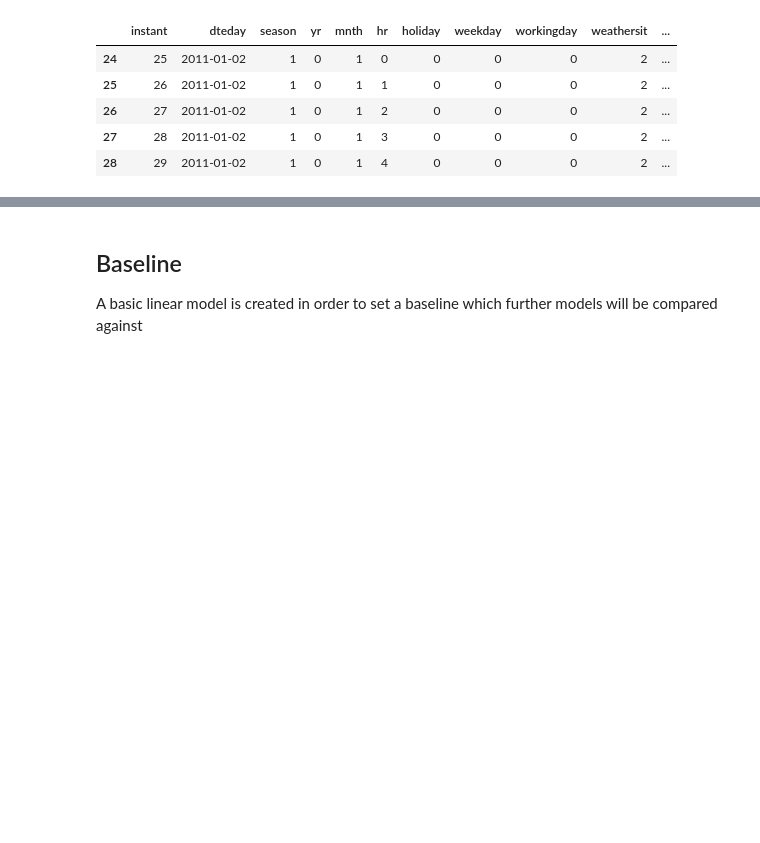
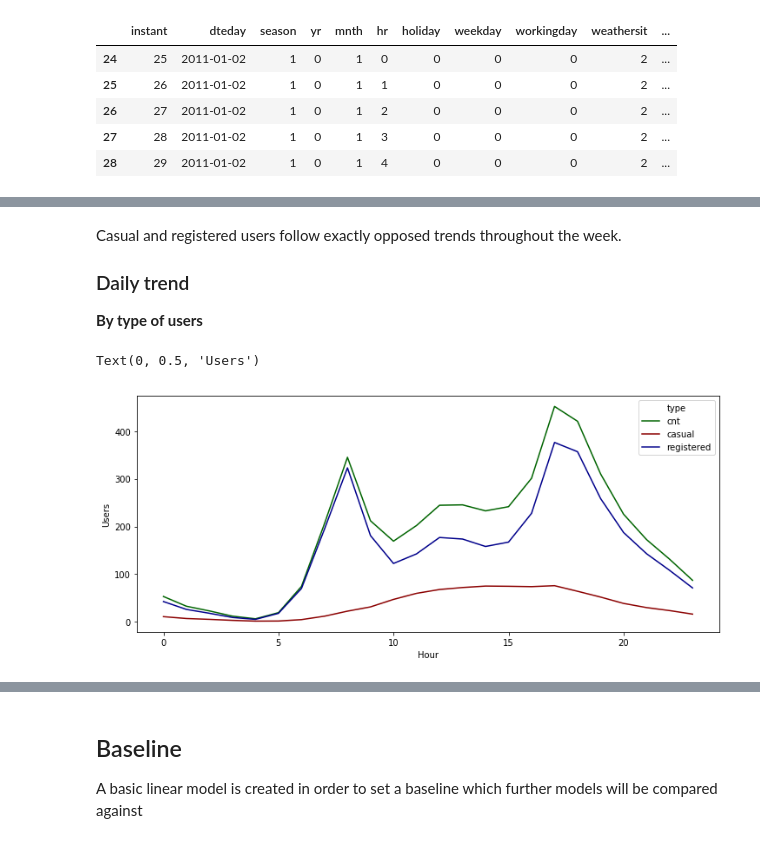
Before and after one commit to f-loguercio/bikesharing_pred_dask, a Jupyter notebook: bikesharing_pred_dask.ipynb, the cells around one changed output, grey strips where cells are left out. Drawn from its saved outputs; the diff is of its cells as text; code cells hidden in the pictures; blank space fills up the shorter version.

```diff
--- a/bikesharing_pred_dask.ipynb
+++ b/bikesharing_pred_dask.ipynb
@@ -124,3 +125,9 @@ data.head()
 Coerce date to datetime
 # %%
 data["dteday"] = dd.to_datetime(data.dteday, format="%Y/%m/%d")
+# %%
+data["precipitation"] = data["precipitation"].map(lambda x: x > 0)
+data["precipitation"] = data["precipitation"].astype(int).astype("category")
+
+data_hourly = data.copy() # for plotting
+data_hourly = data_hourly[data_hourly["dteday"] < "2012-10-01"]
@@ -222,0 +441,32 @@ data.head()
+# %% [markdown]
+Casual and registered users follow exactly opposed trends throughout the week.
+
+### Daily trend
+
+**By type of users**
+# %%
+data_hourly = hp.convert_to_category(
+    data_hourly,
+    ["season", "yr", "mnth", "holiday", "weekday", "workingday", "weathersit"],
+)
+data_hourly.set_index("dteday")
+
+df_day = data_hourly.groupby("hr")[["cnt", "casual", "registered"]].mean().reset_index()
+df_day = dd.melt(
+    df_day,
+    id_vars=["hr"],
+    value_vars=["cnt", "casual", "registered"],
+    var_name="type",
+    value_name="users",
+)
+
+plt.figure(figsize=(12, 5))
+sns.lineplot(
+    data=df_day.compute(), x="hr", y="users", hue="type", palette=palette_tot_cas_reg
+)
+
+plt.xlabel("Hour")
+plt.ylabel("Users")
+# %% [output]
+Text(0, 0.5, 'Users')
+[figure, added]
```
Also changed, not shown: parts of 34 cells of this notebook, 1 other file.
